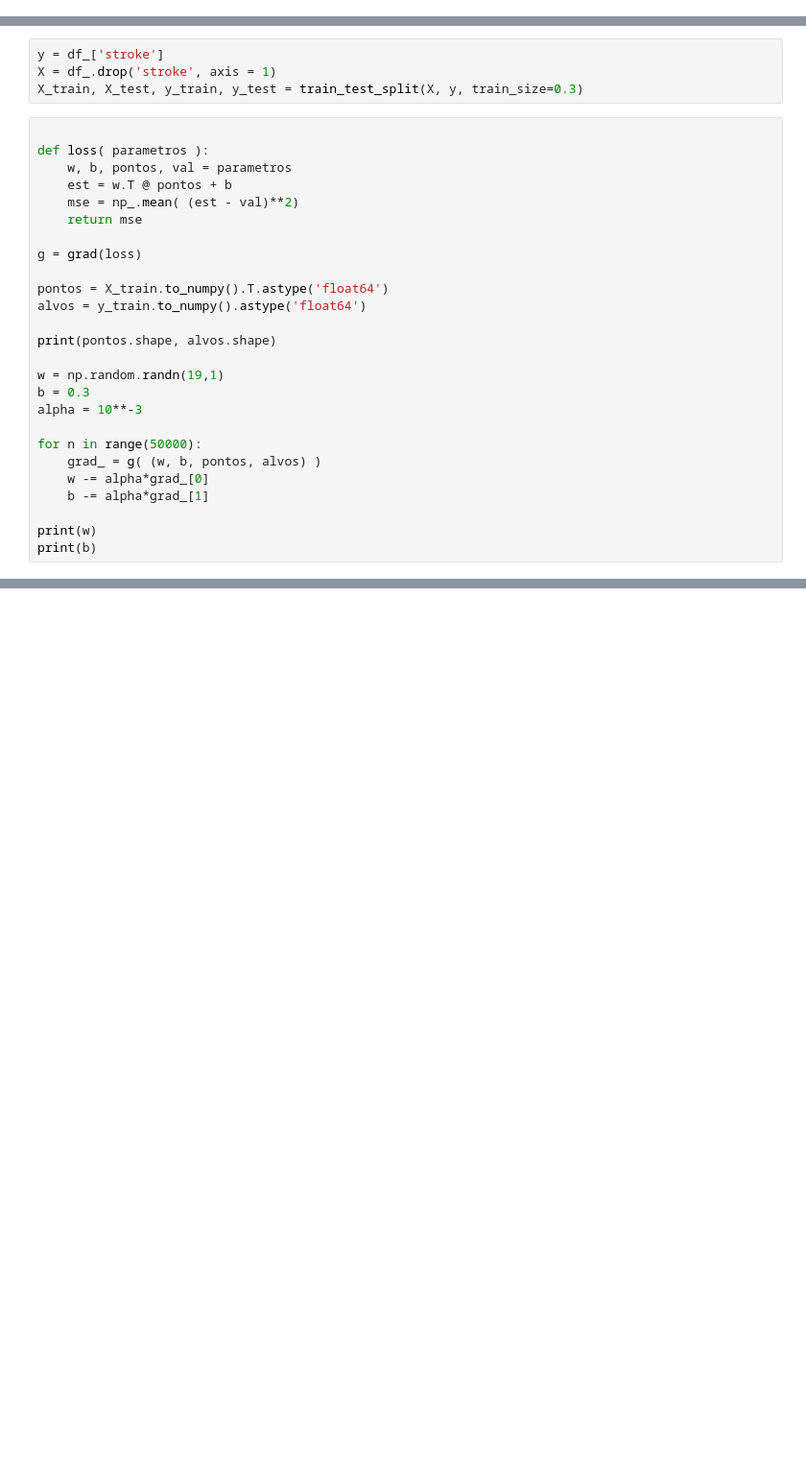
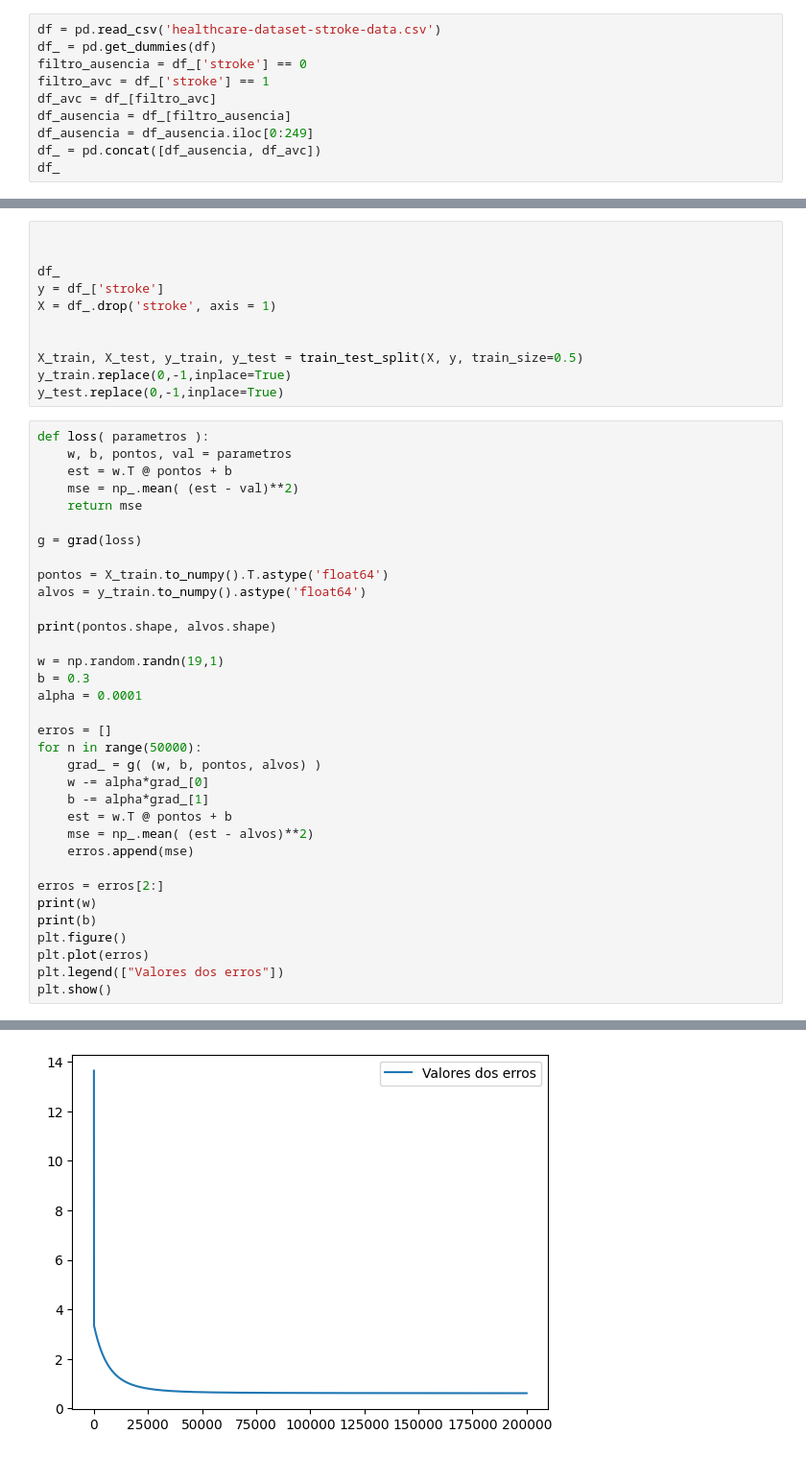
Before and after one commit to eriksoaress/AVC_class, a Jupyter notebook: AVC.ipynb, the cells around one changed output, grey strips where cells are left out. Shown: that part at 96% size. Saved outputs shown, nothing was run; the diff lists cells and outputs as text; blank space fills up the shorter version.

```diff
--- a/AVC.ipynb
+++ b/AVC.ipynb
@@ -8,0 +8,10 @@ df = pd.read_csv('healthcare-dataset-stroke-data.csv')
+# %%
+df = pd.read_csv('healthcare-dataset-stroke-data.csv')
+df_ = pd.get_dummies(df)
+filtro_ausencia = df_['stroke'] == 0
+filtro_avc = df_['stroke'] == 1
+df_avc = df_[filtro_avc]
+df_ausencia = df_[filtro_ausencia]
+df_ausencia = df_ausencia.iloc[0:249]
+df_ = pd.concat([df_ausencia, df_avc])
+df_
@@ -16,9 +51,15 @@ df_um = df_[df_['stroke']  == 1]
 # %%
+
+
+df_
 y = df_['stroke']
 X = df_.drop('stroke', axis = 1)
-X_train, X_test, y_train, y_test = train_test_split(X, y, train_size=0.3)
+
+
+X_train, X_test, y_train, y_test = train_test_split(X, y, train_size=0.5)
+y_train.replace(0,-1,inplace=True)
+y_test.replace(0,-1,inplace=True)
 # %%
-
 def loss( parametros ):
     w, b, pontos, val = parametros
     est = w.T @ pontos + b
@@ -34,12 +75,22 @@ print(pontos.shape, alvos.shape)
 
 w = np.random.randn(19,1)
 b = 0.3
-alpha = 10**-3
+alpha = 0.0001
 
+erros = []
 for n in range(50000):
     grad_ = g( (w, b, pontos, alvos) )
     w -= alpha*grad_[0]
     b -= alpha*grad_[1]
+    est = w.T @ pontos + b
+    mse = np_.mean( (est - alvos)**2)
+    erros.append(mse)
 
+erros = erros[2:]
 print(w)
 print(b)
+plt.figure()
+plt.plot(erros)
+plt.legend(["Valores dos erros"])
+plt.show()
+# %% [output]
@@ -45,0 +114 @@ print(b)
+[figure, added]
```
Also changed, not shown: parts of 7 cells of this notebook, 2 other files.
